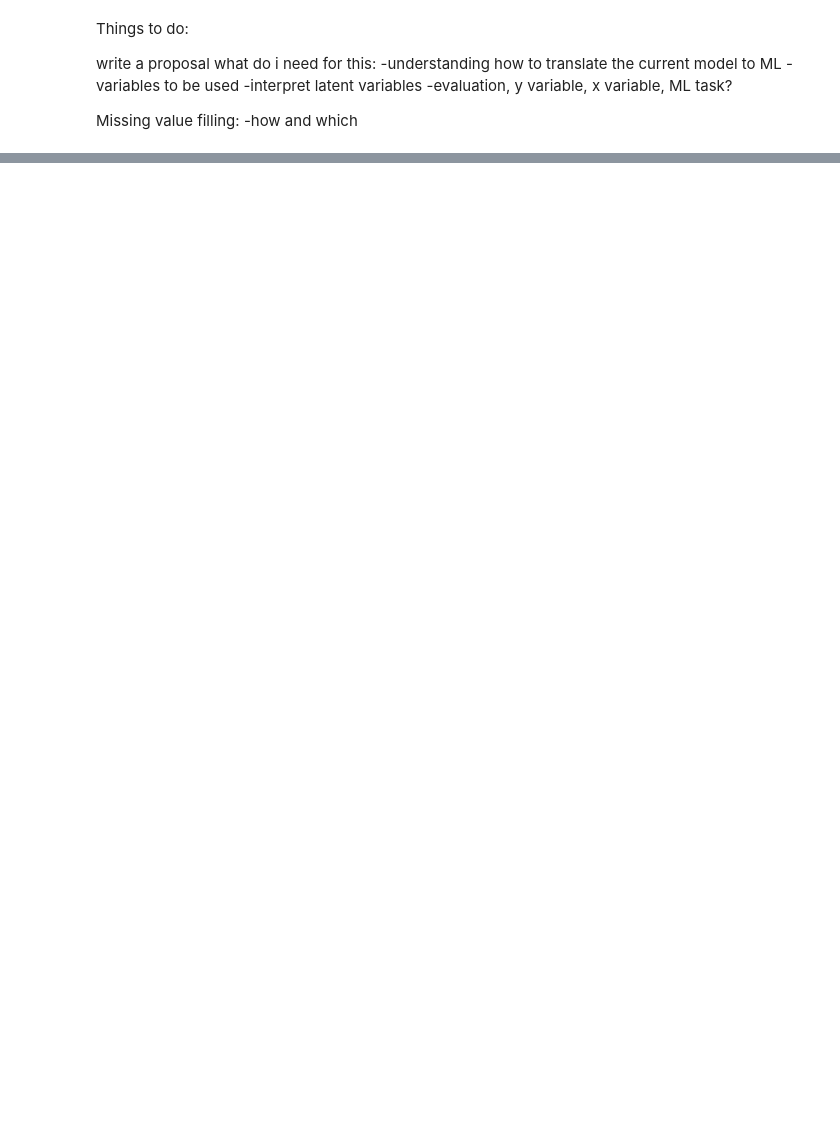
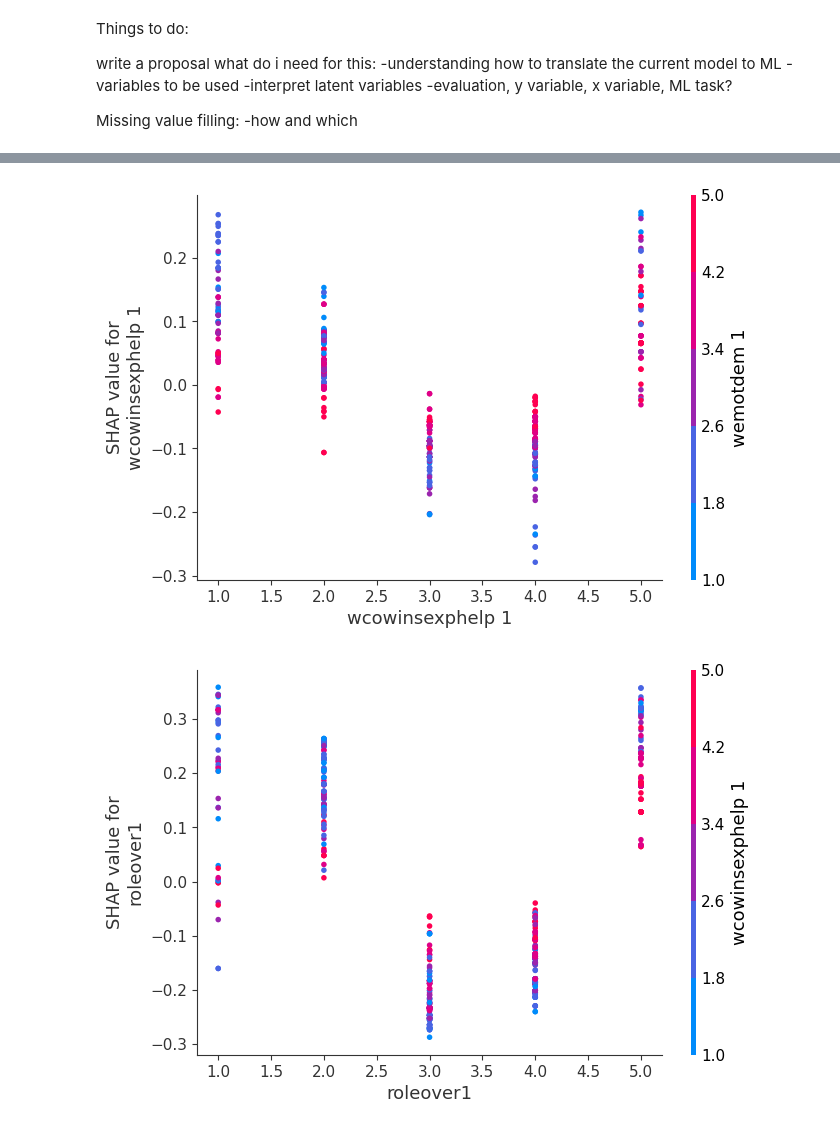
Before and after one commit to reema-dass26/Interdiciplinary_project_WU, a Jupyter notebook: source/EDA.ipynb, the cells around one changed output, grey strips where cells are left out. Cells and saved outputs as stored; diff of their text form; code cells hidden in the pictures; blank space fills up the shorter version.

```diff
--- a/source/EDA.ipynb
+++ b/source/EDA.ipynb
@@ -235,0 +727,9 @@ Missing value filling:
+# %%
+shap.dependence_plot('wcowinsexphelp 1', shap_values, X)
+shap.dependence_plot('roleover1', shap_values, X)
+shap.dependence_plot('wemotdem 1', shap_values, X)
+
+shap.dependence_plot('wallcowexp1', shap_values, X)
+# %% [output]
+[figure, added]
+[figure, added]
```
Also changed, not shown: parts of 72 cells of this notebook, 7 other files.
